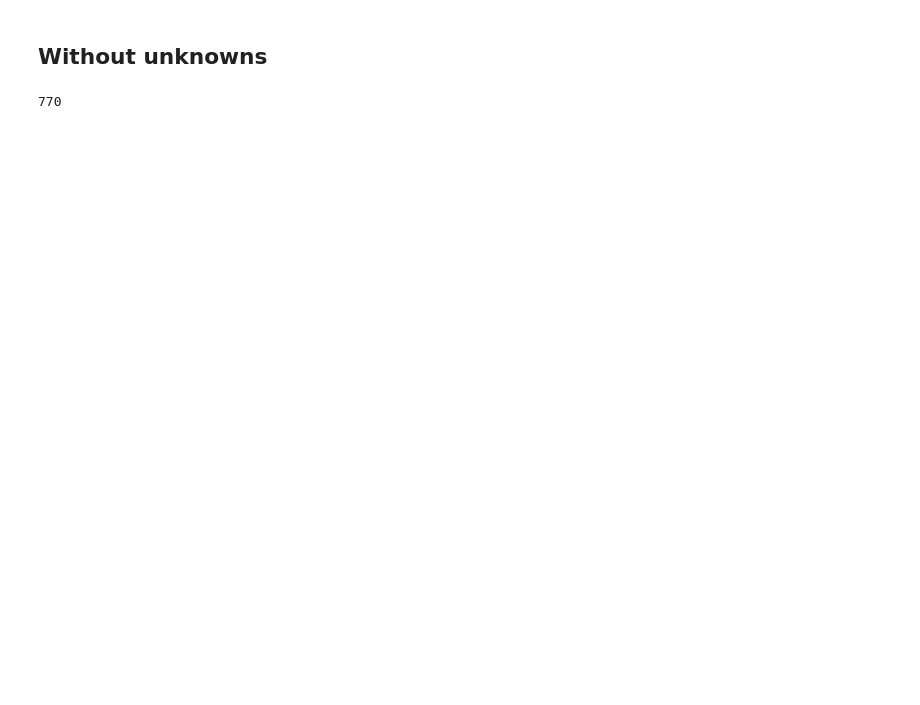
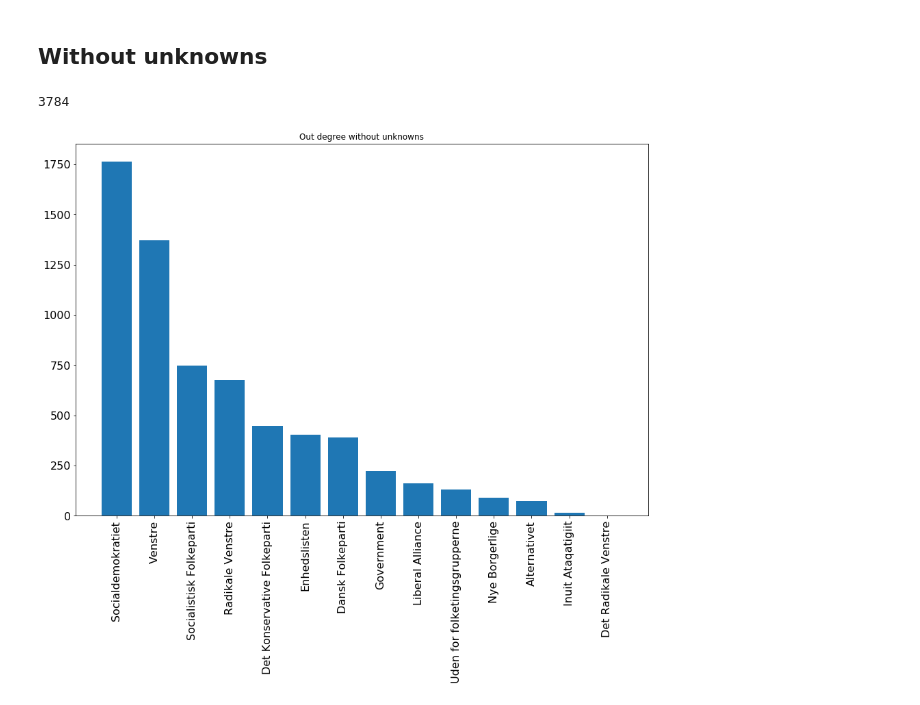
Before and after one commit to 98christianp/politiker, a Jupyter notebook: party_stats.ipynb, the cells around one changed output. Cells and saved outputs as stored; diff of their text form; code cells hidden in the pictures; blank space fills up the shorter version.

```diff
--- a/party_stats.ipynb
+++ b/party_stats.ipynb
@@ -134,7 +143,21 @@ plt.show()
 # %% [markdown]
 ## Without unknowns
-# %%
-tweet_to_count.pop('UNKNOWN')
-tweet_out_count.pop('UNKNOWN')
-# %% [output]
-770
+# %%
+
+tweet_to_count_clean = tweet_to_count.copy()
+tweet_out_count_clean = tweet_out_count.copy()
+
+tweet_to_count_clean.pop('UNKNOWN')
+tweet_out_count_clean.pop('UNKNOWN')
+# %% [output]
+3784
+# %%
+fig = plt.subplots(figsize=(15,10))
+
+plt.tick_params(labelsize=16)
+plt.xticks(rotation=90)
+plt.bar(tweet_out_count_clean.keys(), tweet_out_count_clean.values())
+plt.title("Out degree without unknowns")
+plt.show()
+# %% [output]
+[figure, added]
```
Also changed, not shown: parts of 28 cells of this notebook, 1 other file.
